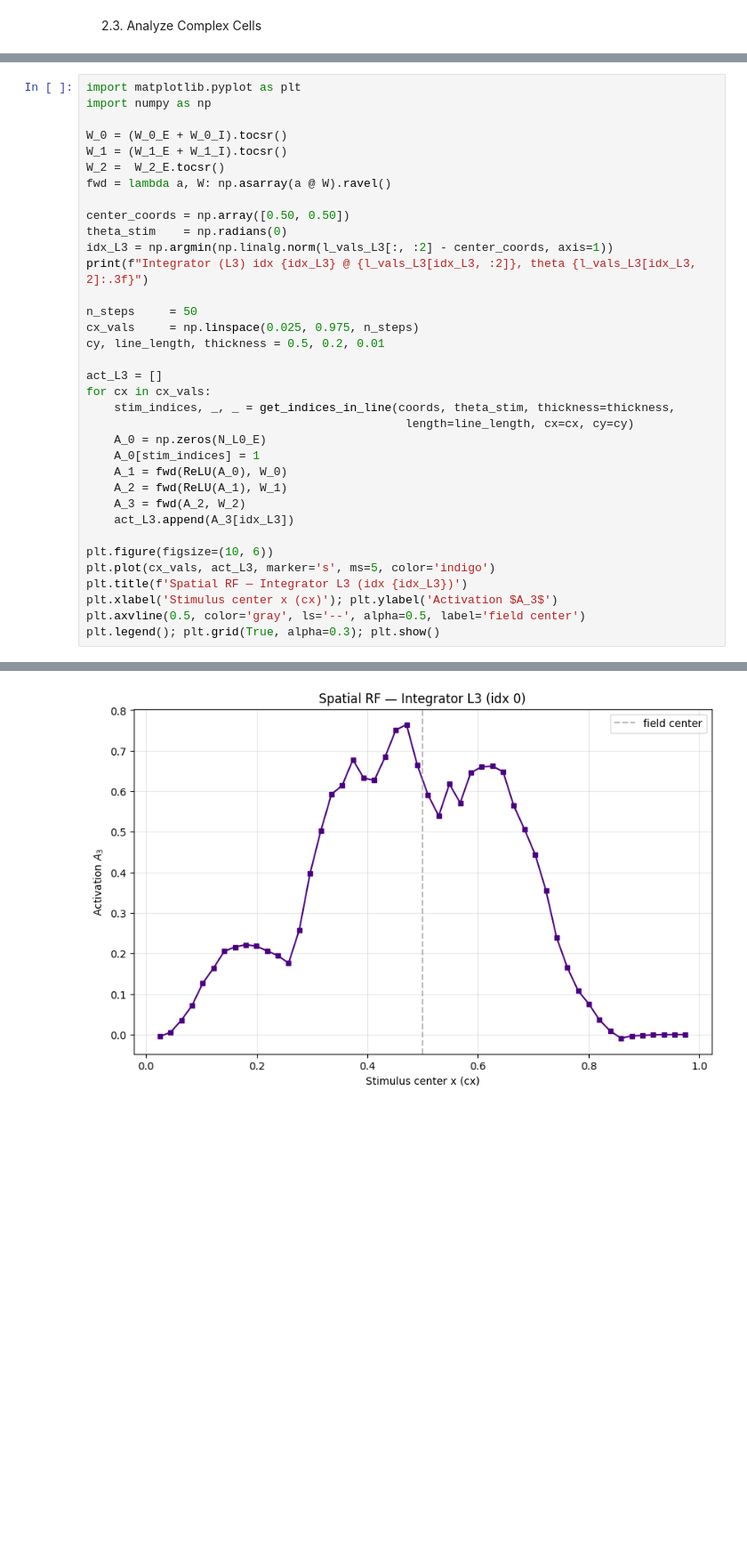
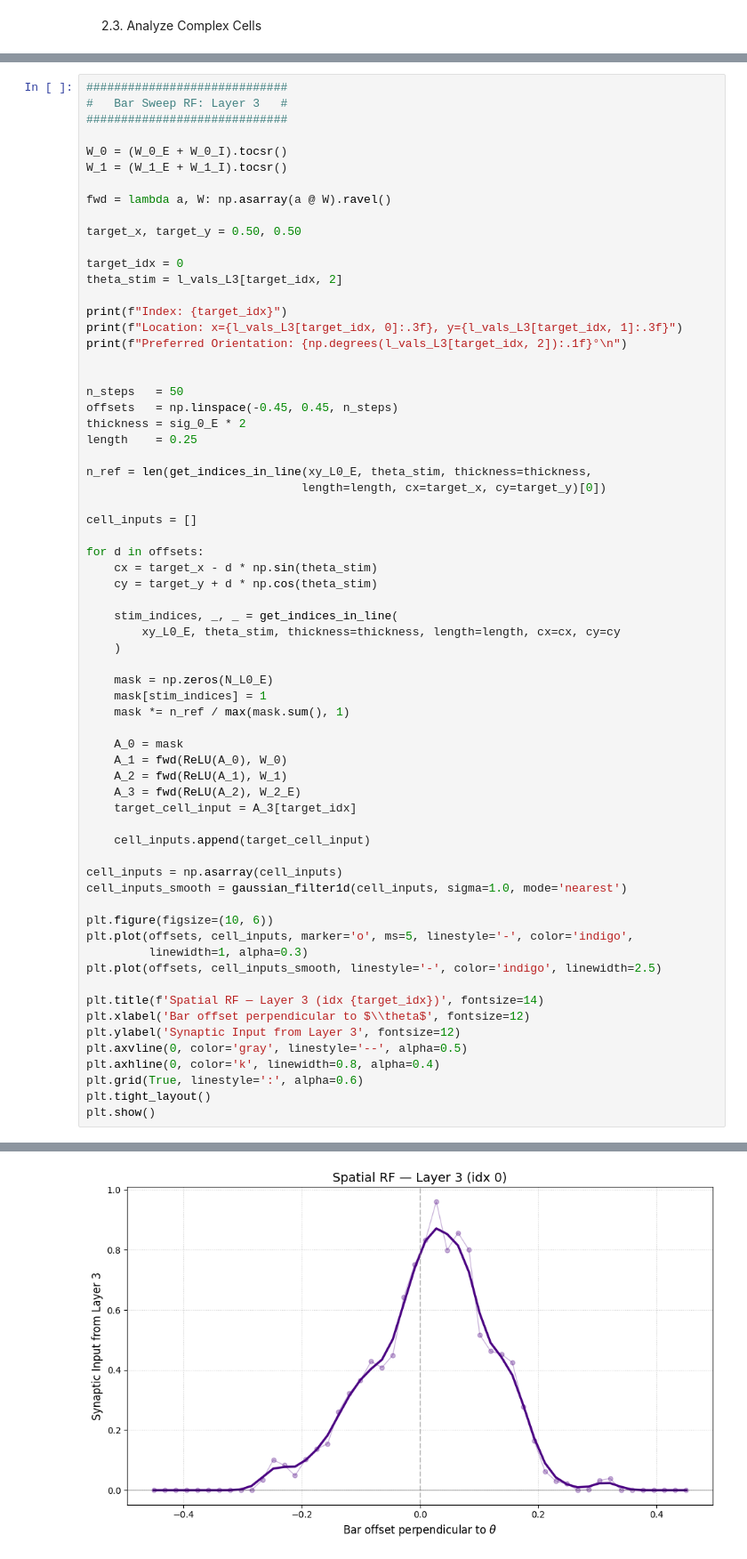
Before and after one commit to Hetznero/chemocnn, a Jupyter notebook: simulations/2d_model.ipynb, the cells around one changed output, grey strips where cells are left out. Shown at 89% size. Cells and saved outputs as stored; diff of their text form; blank space fills up the shorter version.

```diff
--- a/simulations/2d_model.ipynb
+++ b/simulations/2d_model.ipynb
@@ -874,36 +742,67 @@ Complex cell (L2) idx 19900 @ [0.48790438 0.49250037], theta 0.000
 # %%
-import matplotlib.pyplot as plt
-import numpy as np
+#############################
+#   Bar Sweep RF: Layer 3   #
+#############################
 
 W_0 = (W_0_E + W_0_I).tocsr()
 W_1 = (W_1_E + W_1_I).tocsr()
-W_2 =  W_2_E.tocsr()
+
 fwd = lambda a, W: np.asarray(a @ W).ravel()
 
-center_coords = np.array([0.50, 0.50])
-theta_stim    = np.radians(0)
-idx_L3 = np.argmin(np.linalg.norm(l_vals_L3[:, :2] - center_coords, axis=1))
-print(f"Integrator (L3) idx {idx_L3} @ {l_vals_L3[idx_L3, :2]}, theta {l_vals_L3[idx_L3, 2]:.3f}")
+target_x, target_y = 0.50, 0.50
 
-n_steps     = 50
-cx_vals     = np.linspace(0.025, 0.975, n_steps)
-cy, line_length, thickness = 0.5, 0.2, 0.01
+target_idx = 0
+theta_stim = l_vals_L3[target_idx, 2]
 
-act_L3 = []
-for cx in cx_vals:
-    stim_indices, _, _ = get_indices_in_line(coords, theta_stim, thickness=thickness,
-                                              length=line_length, cx=cx, cy=cy)
-    A_0 = np.zeros(N_L0_E)
-    A_0[stim_indices] = 1
+print(f"Index: {target_idx}")
+print(f"Location: x={l_vals_L3[target_idx, 0]:.3f}, y={l_vals_L3[target_idx, 1]:.3f}")
+print(f"Preferred Orientation: {np.degrees(l_vals_L3[target_idx, 2]):.1f}°\n")
+
+
+n_steps   = 50
+offsets   = np.linspace(-0.45, 0.45, n_steps)
+thickness = sig_0_E * 2
+length    = 0.25
+
+n_ref = len(get_indices_in_line(xy_L0_E, theta_stim, thickness=thickness,
+                               length=length, cx=target_x, cy=target_y)[0])
+
+cell_inputs = []
+
+for d in offsets:
+    cx = target_x - d * np.sin(theta_stim)
+    cy = target_y + d * np.cos(theta_stim)
+
+    stim_indices, _, _ = get_indices_in_line(
+        xy_L0_E, theta_stim, thickness=thickness, length=length, cx=cx, cy=cy
+    )
+
+    mask = np.zeros(N_L0_E)
+    mask[stim_indices] = 1
+    mask *= n_ref / max(mask.sum(), 1)
+
+    A_0 = mask
     A_1 = fwd(ReLU(A_0), W_0)
     A_2 = fwd(ReLU(A_1), W_1)
-    A_3 = fwd(A_2, W_2)
-    act_L3.append(A_3[idx_L3])
+    A_3 = fwd(ReLU(A_2), W_2_E)
+    target_cell_input = A_3[target_idx]
+
+    cell_inputs.append(target_cell_input)
+
+cell_inputs = np.asarray(cell_inputs)
+cell_inputs_smooth = gaussian_filter1d(cell_inputs, sigma=1.0, mode='nearest')
 
 plt.figure(figsize=(10, 6))
-plt.plot(cx_vals, act_L3, marker='s', ms=5, color='indigo')
-plt.title(f'Spatial RF — Integrator L3 (idx {idx_L3})')
-plt.xlabel('Stimulus center x (cx)'); plt.ylabel('Activation $A_3$')
-plt.axvline(0.5, color='gray', ls='--', alpha=0.5, label='field center')
-plt.legend(); plt.grid(True, alpha=0.3); plt.show()
+plt.plot(offsets, cell_inputs, marker='o', ms=5, linestyle='-', color='indigo',
+         linewidth=1, alpha=0.3)
+plt.plot(offsets, cell_inputs_smooth, linestyle='-', color='indigo', linewidth=2.5)
+
+plt.title(f'Spatial RF — Layer 3 (idx {target_idx})', fontsize=14)
+plt.xlabel('Bar offset perpendicular to $\\theta$', fontsize=12)
+plt.ylabel('Synaptic Input from Layer 3', fontsize=12)
+plt.axvline(0, color='gray', linestyle='--', alpha=0.5)
+plt.axhline(0, color='k', linewidth=0.8, alpha=0.4)
+plt.grid(True, linestyle=':', alpha=0.6)
+plt.tight_layout()
+plt.show()
 # %% [output]
@@ -911 +812 @@ Integrator (L3) idx 0 @ [0.50000528 0.50001278], theta 1.571
-[figure, old version]
+[figure, new version]
```
Also changed, not shown: parts of 20 cells of this notebook.
